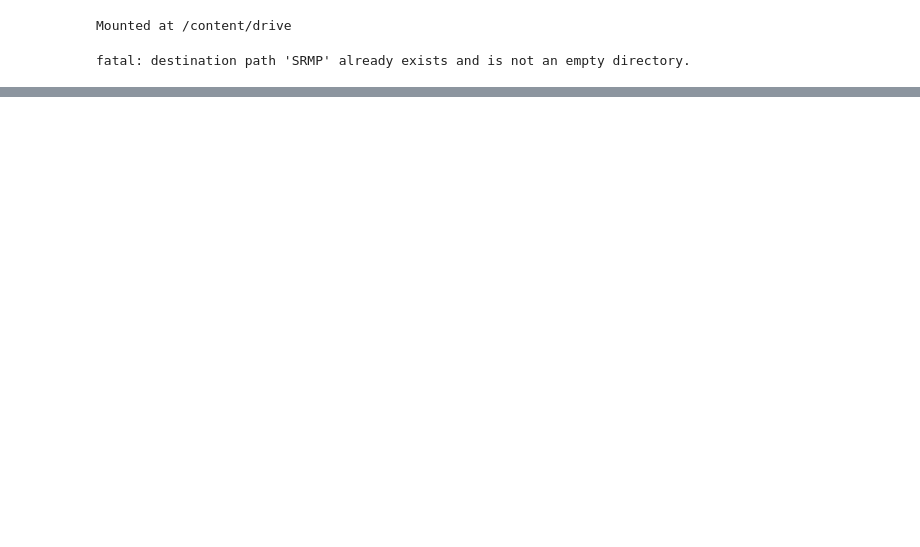
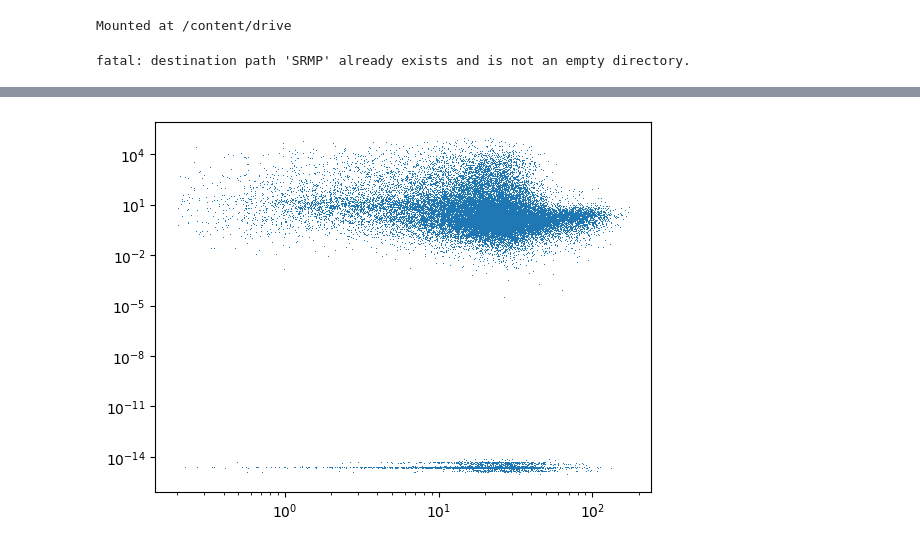
Before and after one commit to BelenKohl/SRMP, a Jupyter notebook: Nov21_kohl.ipynb, the cells around one changed output, grey strips where cells are left out. Saved outputs shown, nothing was run; the diff lists cells and outputs as text; code cells hidden in the pictures; blank space fills up the shorter version.

```diff
--- a/Nov21_kohl.ipynb
+++ b/Nov21_kohl.ipynb
@@ -28,0 +55,6 @@ import
+# %%
+plt.plot(df['Prot'],df['astrometric_excess_noise_sig'],',')
+plt.yscale('log')
+plt.xscale('log')
+# %% [output]
+[figure, added]
```
Also changed, not shown: parts of 11 cells of this notebook.
